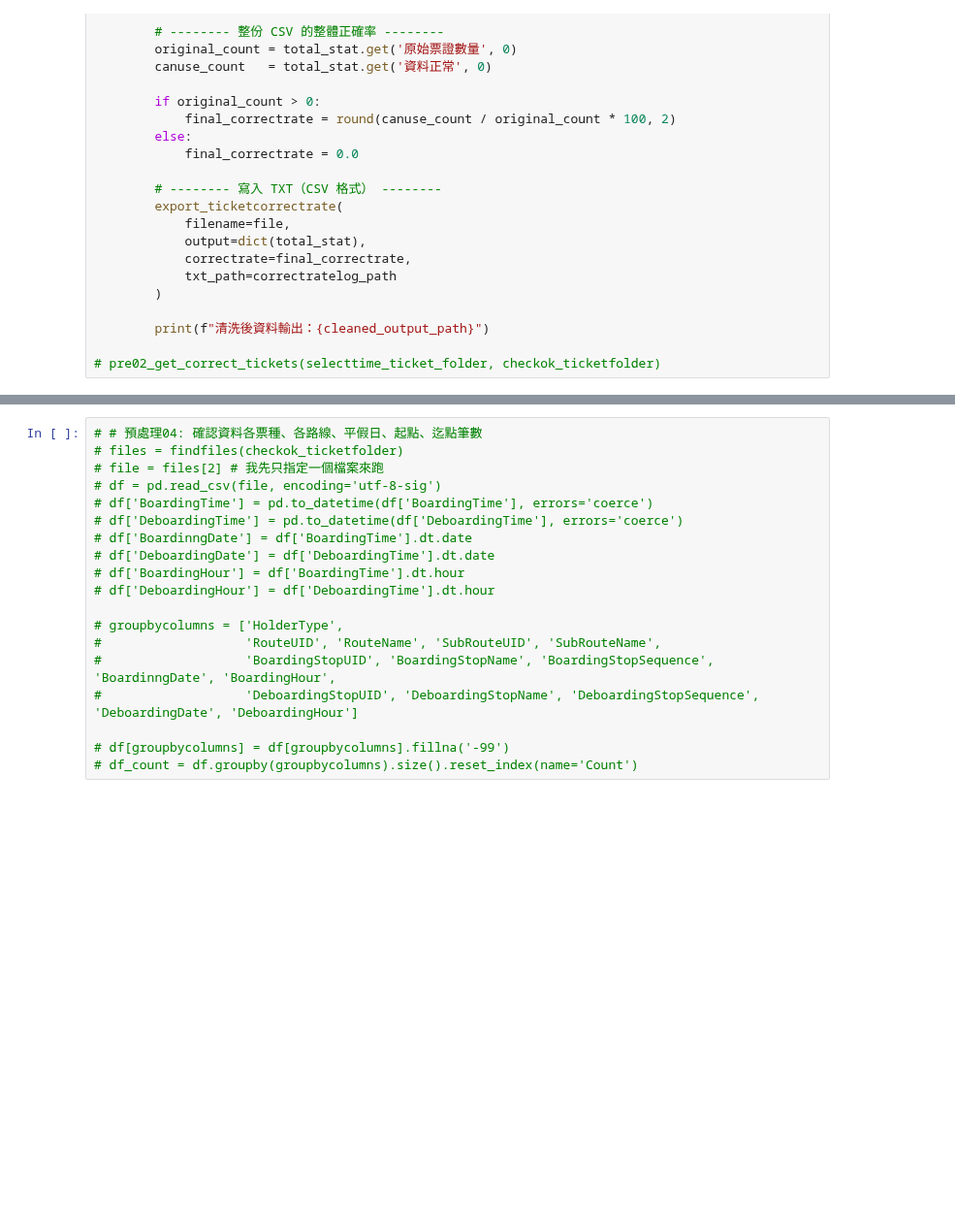
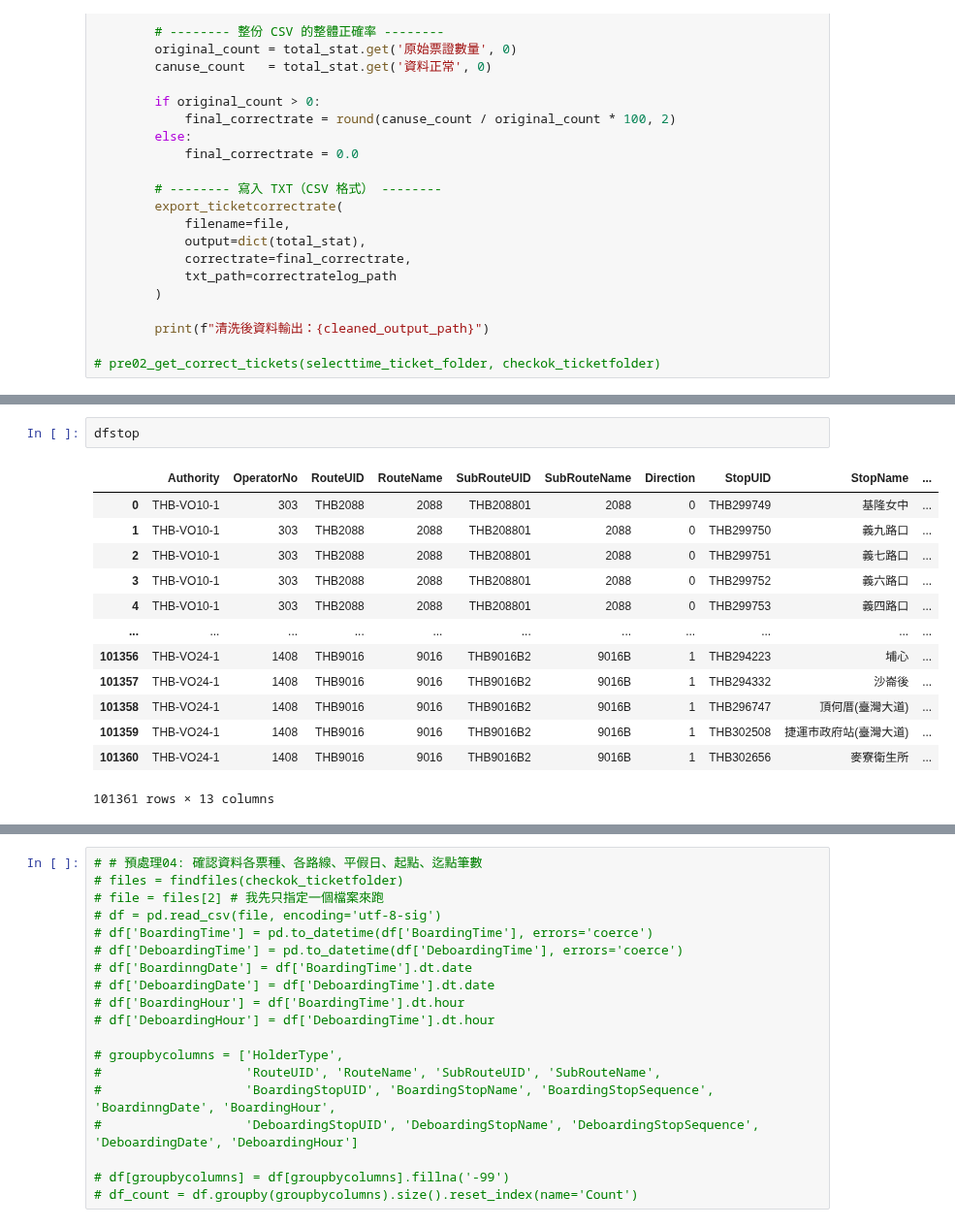
Before and after one commit to KaiChiehKJ/THI-6800-BusTicket, a Jupyter notebook: 03_TicketAnalysisCode.ipynb, the cells around one changed output, grey strips where cells are left out. Shown at 97% size. Drawn from its saved outputs; the diff is of its cells as text; blank space fills up the shorter version.

```diff
--- a/03_TicketAnalysisCode.ipynb
+++ b/03_TicketAnalysisCode.ipynb
@@ -423,0 +561,16 @@ df_stopfromseq
+# %%
+dfstop
+# %% [output]
+|  | Authority | OperatorNo | RouteUID | RouteName | SubRouteUID | SubRouteName | Direction | StopUID | StopName | ... |
+| 0 | THB-VO10-1 | 303 | THB2088 | 2088 | THB208801 | 2088 | 0 | THB299749 | 基隆女中 | ... |
+| 1 | THB-VO10-1 | 303 | THB2088 | 2088 | THB208801 | 2088 | 0 | THB299750 | 義九路口 | ... |
+| 2 | THB-VO10-1 | 303 | THB2088 | 2088 | THB208801 | 2088 | 0 | THB299751 | 義七路口 | ... |
+| 3 | THB-VO10-1 | 303 | THB2088 | 2088 | THB208801 | 2088 | 0 | THB299752 | 義六路口 | ... |
+| 4 | THB-VO10-1 | 303 | THB2088 | 2088 | THB208801 | 2088 | 0 | THB299753 | 義四路口 | ... |
+| ... | ... | ... | ... | ... | ... | ... | ... | ... | ... | ... |
+| 101356 | THB-VO24-1 | 1408 | THB9016 | 9016 | THB9016B2 | 9016B | 1 | THB294223 | 埔心 | ... |
+| 101357 | THB-VO24-1 | 1408 | THB9016 | 9016 | THB9016B2 | 9016B | 1 | THB294332 | 沙崙後 | ... |
+| 101358 | THB-VO24-1 | 1408 | THB9016 | 9016 | THB9016B2 | 9016B | 1 | THB296747 | 頂何厝(臺灣大道) | ... |
+| 101359 | THB-VO24-1 | 1408 | THB9016 | 9016 | THB9016B2 | 9016B | 1 | THB302508 | 捷運市政府站(臺灣大道) | ... |
+| 101360 | THB-VO24-1 | 1408 | THB9016 | 9016 | THB9016B2 | 9016B | 1 | THB302656 | 麥寮衛生所 | ... |
+101361 rows × 13 columns
```
Also changed, not shown: parts of 10 cells of this notebook.
